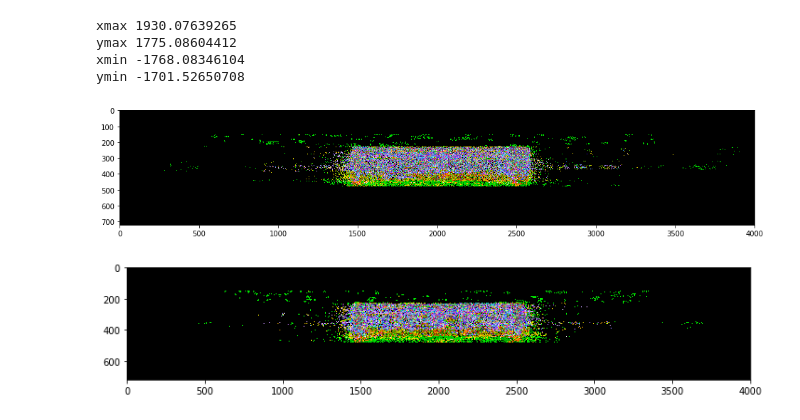
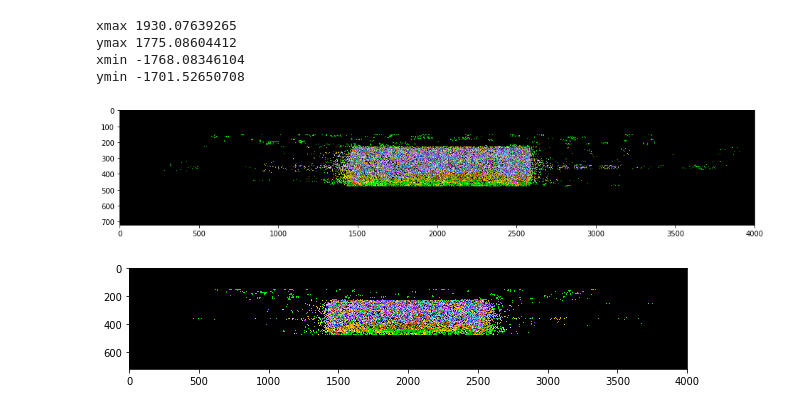
Before and after one commit to ongchinkiat/realsense-d435, a Jupyter notebook: d435-analysis-848.ipynb, the cells around one changed output. Drawn from its saved outputs; the diff is of its cells as text; code cells hidden in the pictures.

```diff
--- a/d435-analysis-848.ipynb
+++ b/d435-analysis-848.ipynb
@@ -303,17 +303,17 @@ ymin -1701.52650708
 # %%
 x_view_clip = np.zeros((720,4000,3), dtype=float)
 np.clip(x_view, 0, 255, out=x_view_clip)
 
 y_view_clip = np.zeros((720,4000,3), dtype=float)
 np.clip(y_view, 0, 255, out=y_view_clip)
 
 fig = plt.figure(figsize=(16, 16))
 plt.imshow(x_view[:,:,:])
 plt.show()
 
-fig = plt.figure(figsize=(12, 12))
+fig = plt.figure(figsize=(10, 10))
 plt.imshow(y_view[:,:,:])
 plt.show()
 # %% [output]
 [figure]
-[figure, old version]
+[figure, new version]
```
